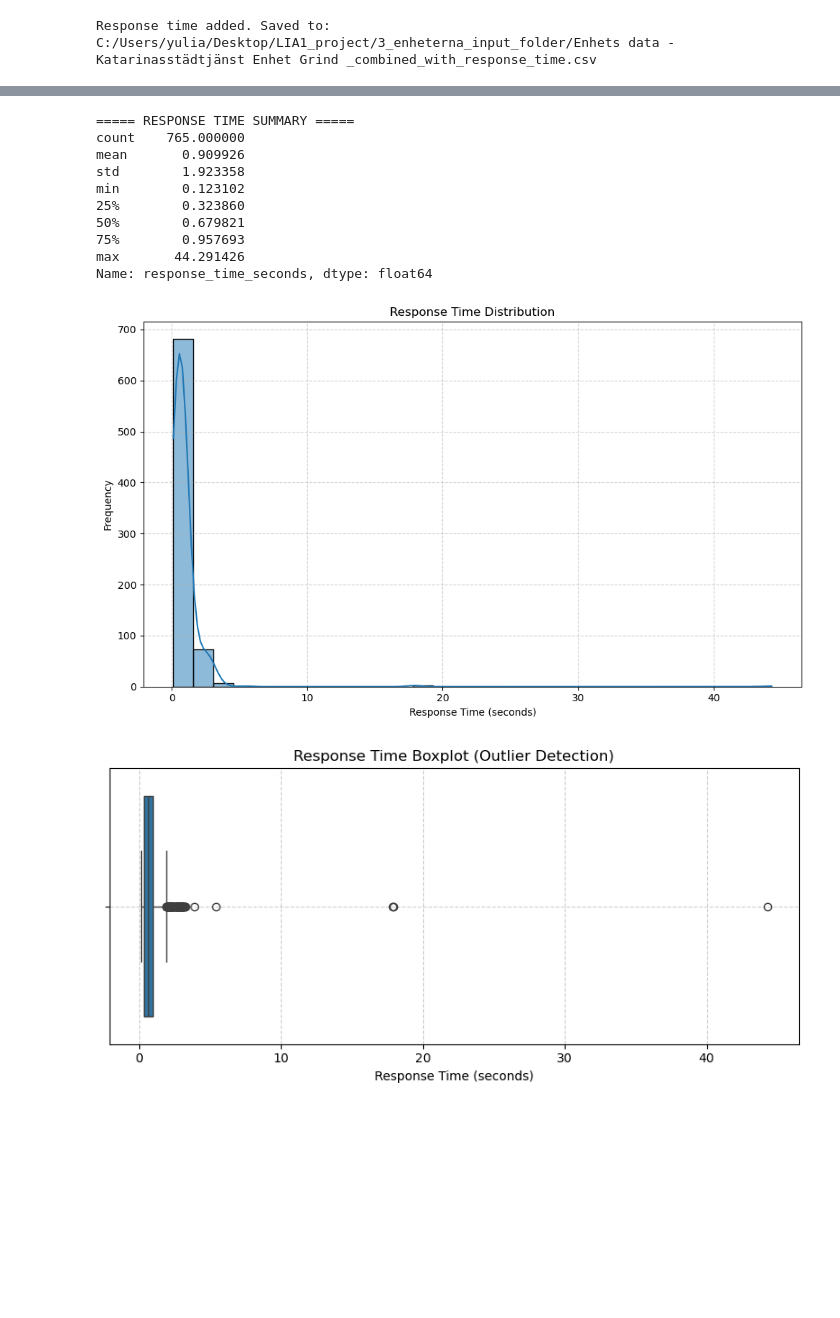
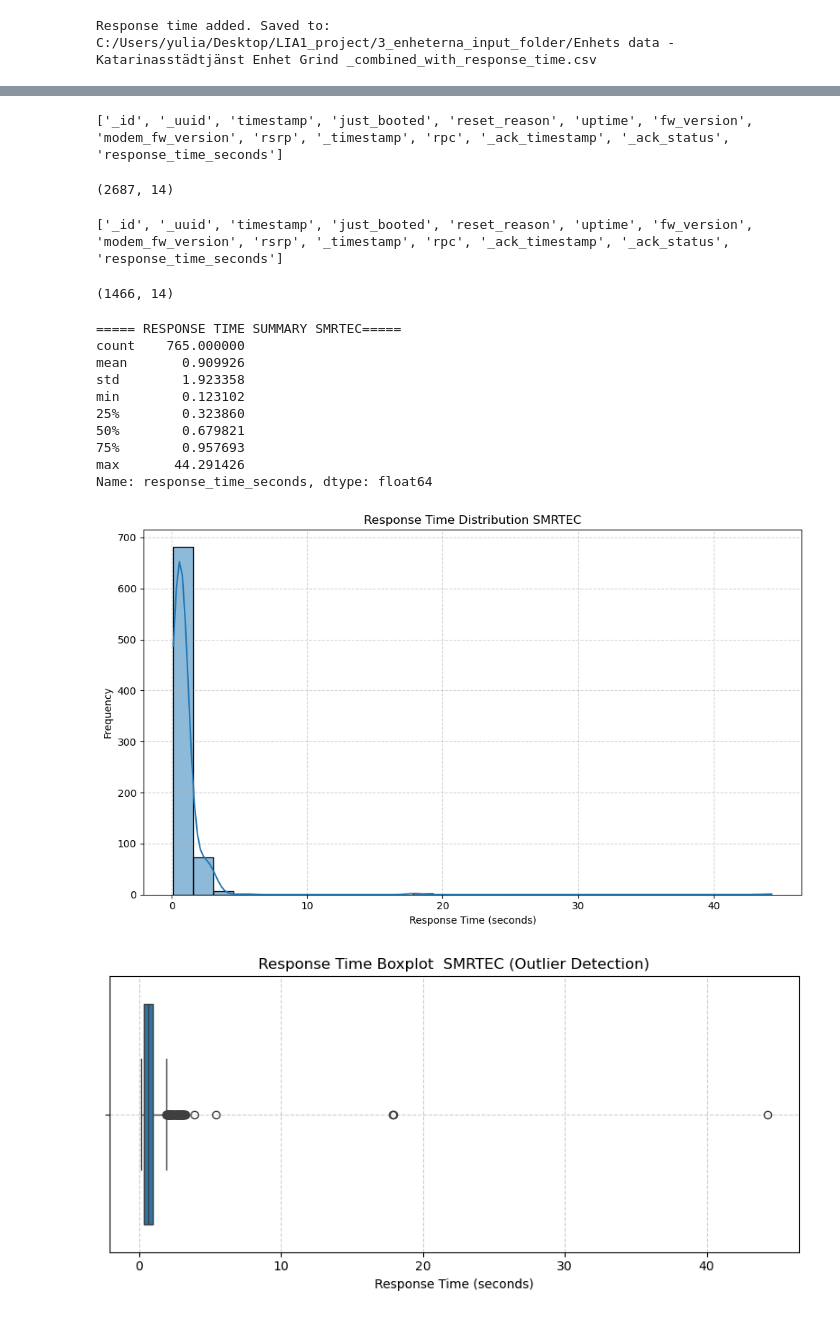
Before and after one commit to yuliaresina/lia_test_arena_, a Jupyter notebook: test_eda_fixed.ipynb, the cells around one changed output, grey strips where cells are left out. Drawn from its saved outputs; the diff is of its cells as text; code cells hidden in the pictures; blank space fills up the shorter version.

```diff
--- a/test_eda_fixed.ipynb
+++ b/test_eda_fixed.ipynb
@@ -315,6 +292,22 @@ Response time added. Saved to: C:/Users/yulia/Desktop/LIA1_project/3_enheterna_i
+# %%
+file_path = "C:/Users/yulia/Desktop/LIA1_project/3_enheterna_output_folder/Enhets data - Katarinasstädtjänst Enhet Grind _combined.csv"  # adjust path if needed
+df = pd.read_csv(file_path)
+print(df.columns.tolist())
+df.shape
+# %% [output]
+['_id', '_uuid', 'timestamp', 'just_booted', 'reset_reason', 'uptime', 'fw_version', 'modem_fw_version', 'rsrp', '_timestamp', 'rpc', '_ack_timestamp', '_ack_status', 'response_time_seconds']
+(2687, 14)
+# %%
+file_path = "C:/Users/yulia/Desktop/LIA1_project/3_enheterna_output_folder/Enhets data - Varbergs boxningsklubb_combined.csv"  # adjust path if needed
+df = pd.read_csv(file_path)
+print(df.columns.tolist())
+df.shape
+# %% [output]
+['_id', '_uuid', 'timestamp', 'just_booted', 'reset_reason', 'uptime', 'fw_version', 'modem_fw_version', 'rsrp', '_timestamp', 'rpc', '_ack_timestamp', '_ack_status', 'response_time_seconds']
+(1466, 14)
 # %%
 # ==============================================
-# 📈 Response Time Distribution Analysis
+#  Response Time Distribution Analysis SMRTEC
 # ==============================================
 
 import pandas as pd
@@ -337,37 +330,37 @@ df_rpcs = df_rpcs[df_rpcs['response_time_seconds'] > 0]
 
 # --- Summary Statistics ---
 summary = df_rpcs['response_time_seconds'].describe()
-print("\n===== RESPONSE TIME SUMMARY =====")
+print("\n===== RESPONSE TIME SUMMARY SMRTEC=====")
 print(summary)
 
 # --- Plot Distribution ---
 plt.figure(figsize=(10, 6))
 sns.histplot(df_rpcs['response_time_seconds'], bins=30, kde=True)
-plt.title('Response Time Distribution')
+plt.title('Response Time Distribution SMRTEC')
 plt.xlabel('Response Time (seconds)')
 plt.ylabel('Frequency')
 plt.grid(True, linestyle='--', alpha=0.6)
 plt.tight_layout()
 plt.show()
 
 # --- Optional: Boxplot for Outliers ---
 plt.figure(figsize=(8, 4))
 sns.boxplot(x=df_rpcs['response_time_seconds'])
-plt.title('Response Time Boxplot (Outlier Detection)')
+plt.title('Response Time Boxplot  SMRTEC (Outlier Detection)')
 plt.xlabel('Response Time (seconds)')
 plt.grid(True, linestyle='--', alpha=0.6)
 plt.tight_layout()
 plt.show()
 # %% [output]
-===== RESPONSE TIME SUMMARY =====
+===== RESPONSE TIME SUMMARY SMRTEC=====
 count    765.000000
 mean       0.909926
 std        1.923358
 min        0.123102
 25%        0.323860
 50%        0.679821
 75%        0.957693
 max       44.291426
 Name: response_time_seconds, dtype: float64
-[figure, old version]
+[figure, new version]
-[figure, old version]
+[figure, new version]
```
Also changed, not shown: parts of 14 cells of this notebook, 3 other files.
